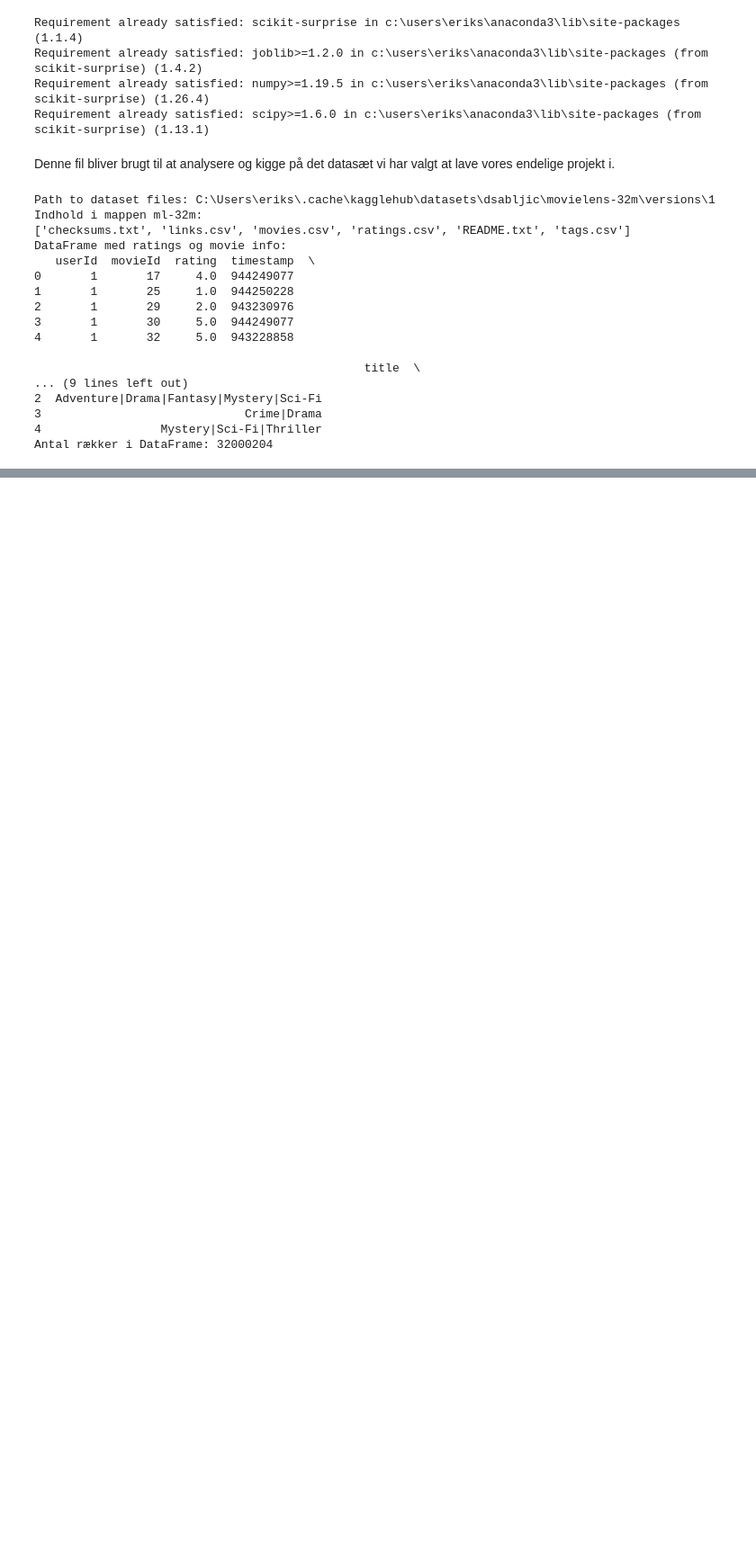
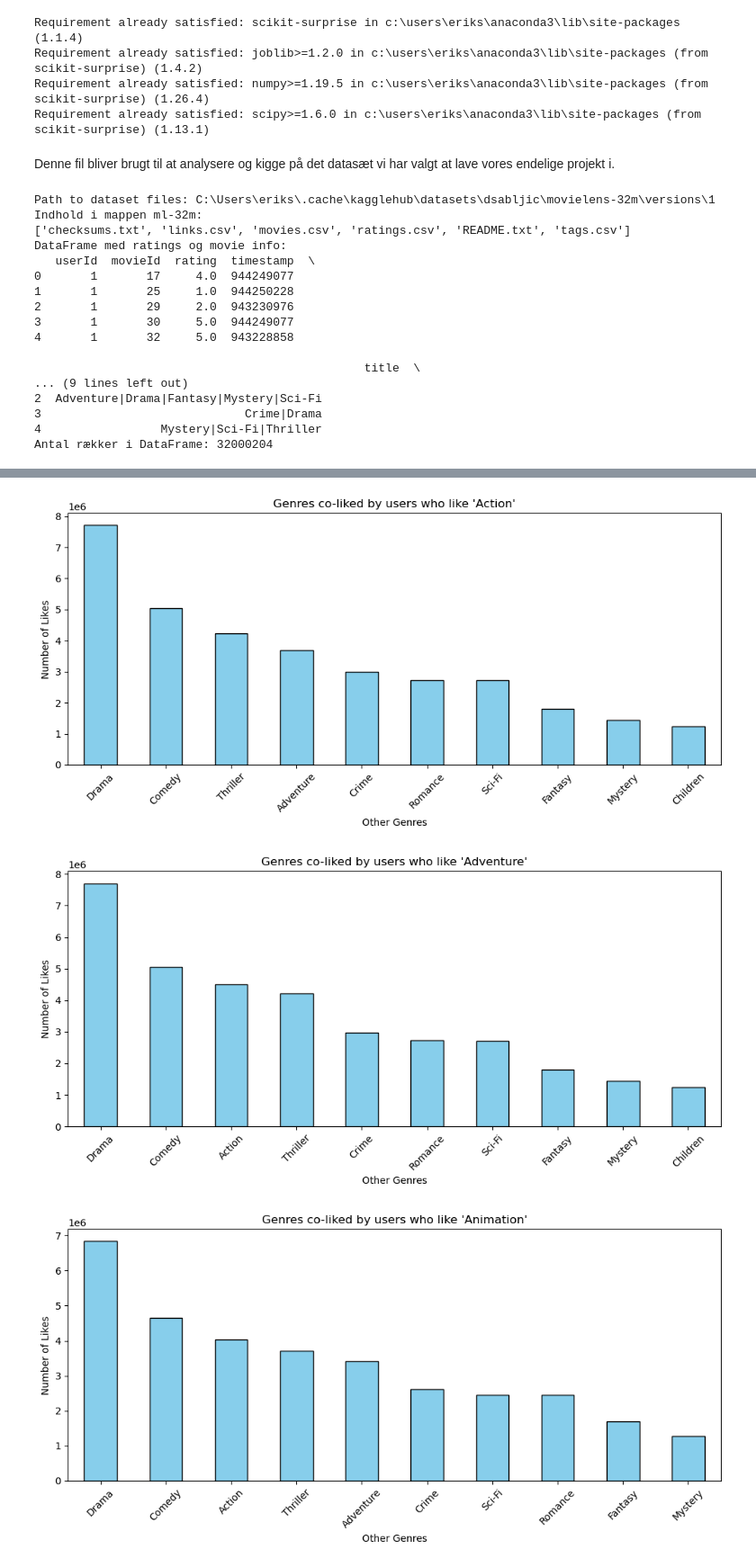
Before and after one commit to JonasGjorupEriksen/SWMAL_Group1, a Jupyter notebook: final_project/data_test.ipynb, the cells around one changed output, grey strips where cells are left out. Shown at 90% size. Cells and saved outputs as stored; diff of their text form; code cells hidden in the pictures; blank space fills up the shorter version.

```diff
--- a/final_project/data_test.ipynb
+++ b/final_project/data_test.ipynb
@@ -70,0 +114,35 @@ Antal rækker i DataFrame: 32000204
+# %%
+import pandas as pd
+import matplotlib.pyplot as plt
+
+
+# Define liking as rating >= 4
+liked = ratings_exploded[ratings_exploded['rating'] >= 4.0]
+
+# Get all unique genres
+all_genres = sorted(set(g for sublist in df_movies['genres'].str.split('|') for g in sublist if g != '(no genres listed)'))
+
+# For each genre, find co-liked genres
+for genre in all_genres:
+    # Users who liked this genre
+    users_who_liked_genre = liked[liked['genres'] == genre]['userId'].unique()
+
+    # All ratings from these users
+    ratings_by_these_users = liked[liked['userId'].isin(users_who_liked_genre)]
+
+    # Count co-liked genres
+    co_liked_counts = ratings_by_these_users['genres'].value_counts().drop(genre, errors='ignore').sort_values(ascending=False)
+
+    # Plot
+    plt.figure(figsize=(10, 5))
+    co_liked_counts.head(10).plot(kind='bar', color='skyblue', edgecolor='black')
+    plt.title(f"Genres co-liked by users who like '{genre}'")
+    plt.xlabel("Other Genres")
+    plt.ylabel("Number of Likes")
+    plt.xticks(rotation=45)
+    plt.tight_layout()
+    plt.show()
+# %% [output]
+[figure, added]
+[figure, added]
+[figure, added]
```
Also changed, not shown: parts of 9 cells of this notebook.
